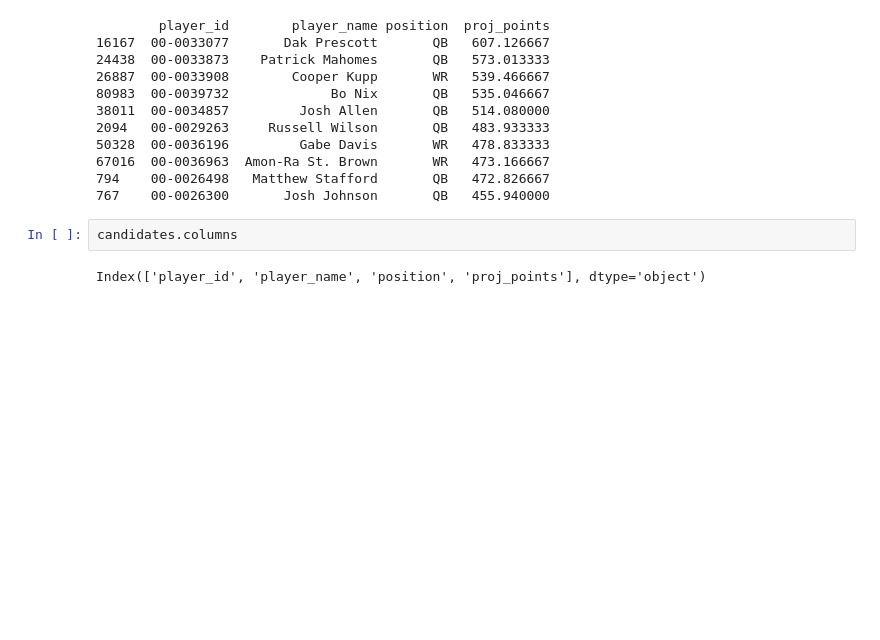
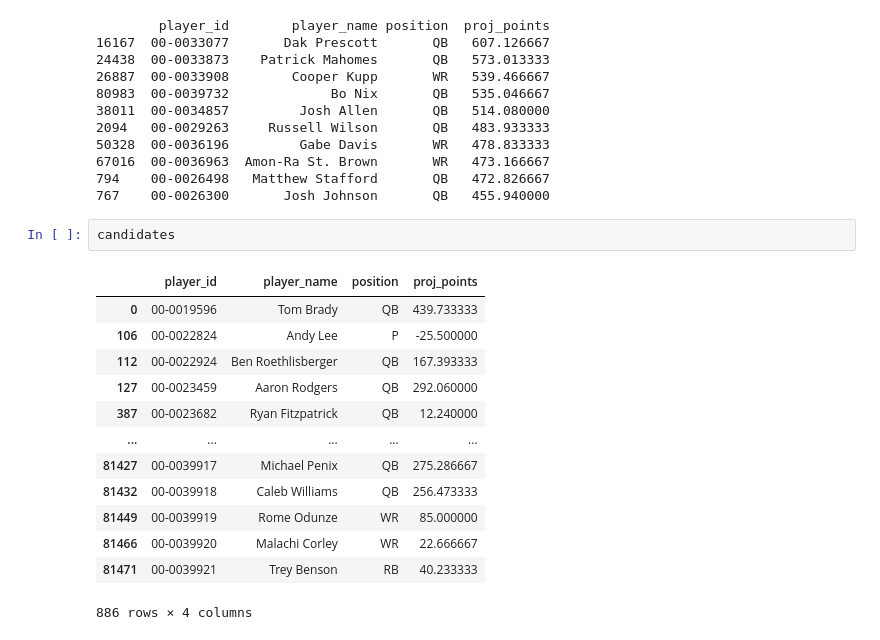
Before and after one commit to omendez930/fantasy-football-recommendations, a Jupyter notebook: draft_analysis.ipynb, the cells around one changed output. Cells and saved outputs as stored; diff of their text form; blank space fills up the shorter version.

```diff
--- a/draft_analysis.ipynb
+++ b/draft_analysis.ipynb
@@ -1194,7 +1275,19 @@ print(candidates.sort_values('proj_points', ascending=False).head(10))
 67016  00-0036963  Amon-Ra St. Brown       WR   473.166667
 794    00-0026498   Matthew Stafford       QB   472.826667
 767    00-0026300       Josh Johnson       QB   455.940000
-# %%
-candidates.columns
-# %% [output]
-Index(['player_id', 'player_name', 'position', 'proj_points'], dtype='object')
+# %%
+candidates
+# %% [output]
+|  | player_id | player_name | position | proj_points |
+| 0 | 00-0019596 | Tom Brady | QB | 439.733333 |
+| 106 | 00-0022824 | Andy Lee | P | -25.500000 |
+| 112 | 00-0022924 | Ben Roethlisberger | QB | 167.393333 |
+| 127 | 00-0023459 | Aaron Rodgers | QB | 292.060000 |
+| 387 | 00-0023682 | Ryan Fitzpatrick | QB | 12.240000 |
+| ... | ... | ... | ... | ... |
+| 81427 | 00-0039917 | Michael Penix | QB | 275.286667 |
+| 81432 | 00-0039918 | Caleb Williams | QB | 256.473333 |
+| 81449 | 00-0039919 | Rome Odunze | WR | 85.000000 |
+| 81466 | 00-0039920 | Malachi Corley | WR | 22.666667 |
+| 81471 | 00-0039921 | Trey Benson | RB | 40.233333 |
+886 rows × 4 columns
```
Also changed, not shown: parts of 41 cells of this notebook.
